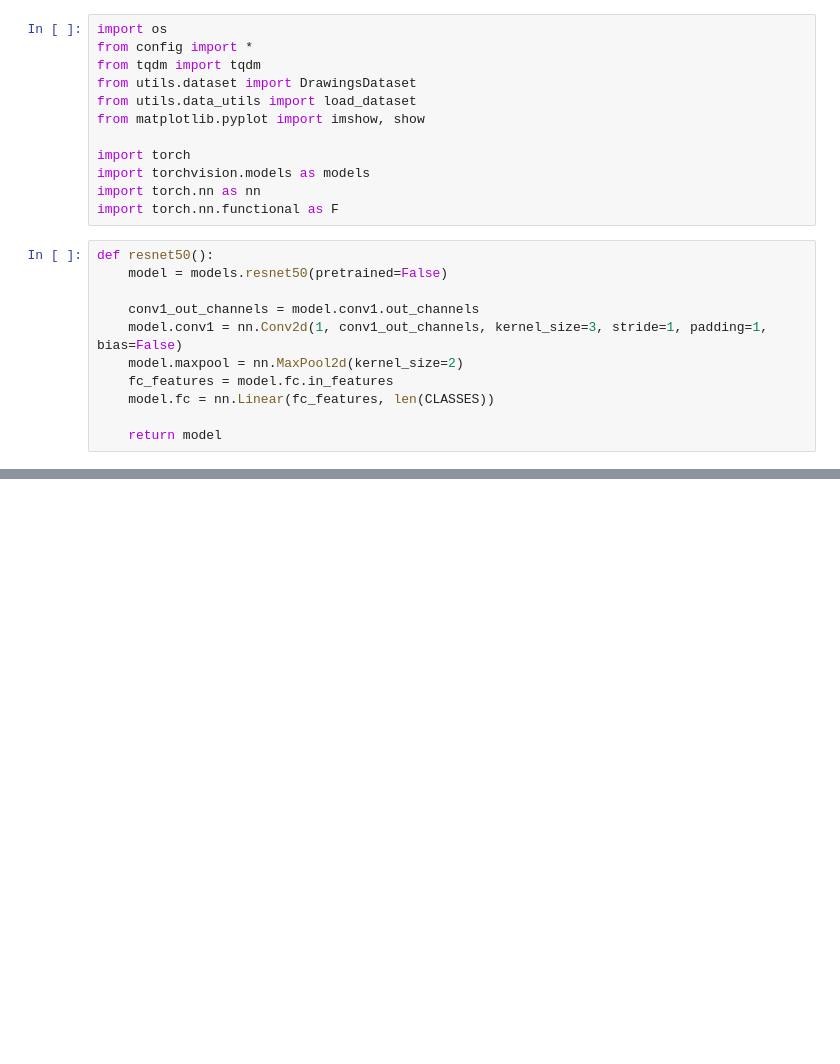
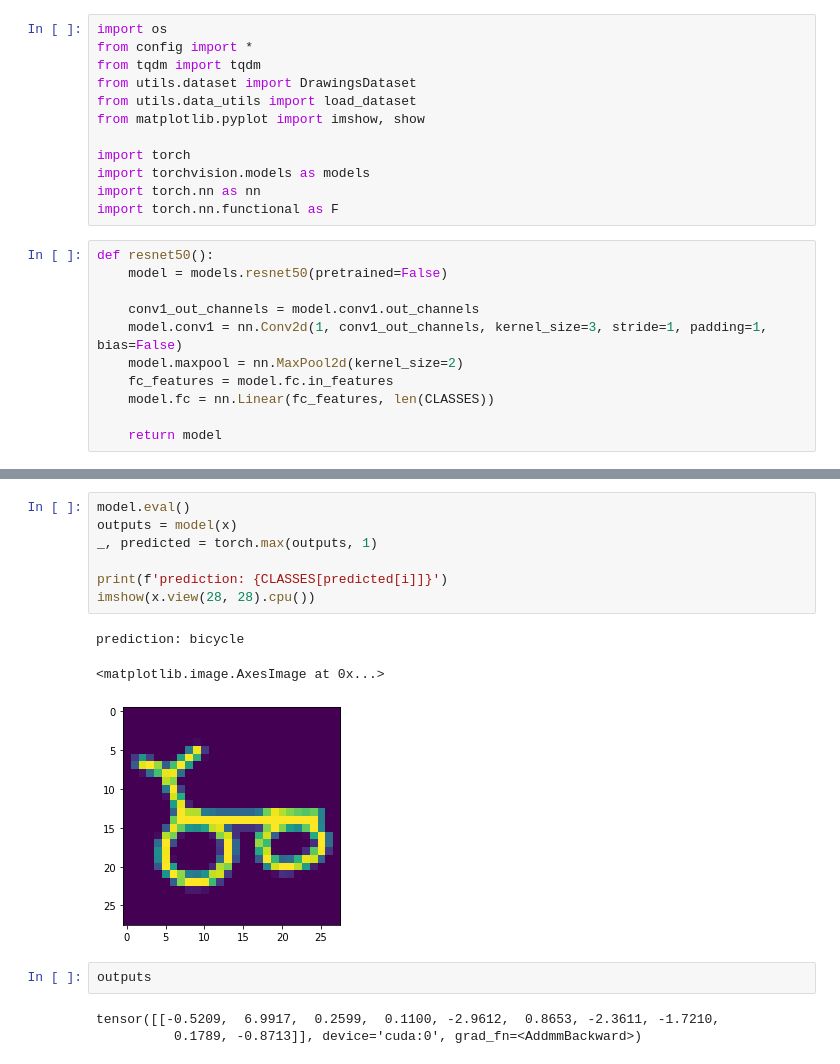
Before and after one commit to Teo03/PicPredict, a Jupyter notebook: predict.ipynb, the cells around one changed output, grey strips where cells are left out. Drawn from its saved outputs; the diff is of its cells as text; blank space fills up the shorter version.

```diff
--- a/predict.ipynb
+++ b/predict.ipynb
@@ -49,0 +155,16 @@ prediction: car
+# %%
+model.eval()
+outputs = model(x)
+_, predicted = torch.max(outputs, 1)
+
+print(f'prediction: {CLASSES[predicted[i]]}')
+imshow(x.view(28, 28).cpu())
+# %% [output]
+prediction: bicycle
+<matplotlib.image.AxesImage at 0x...>
+[figure, added]
+# %%
+outputs
+# %% [output]
+tensor([[-0.5209,  6.9917,  0.2599,  0.1100, -2.9612,  0.8653, -2.3611, -1.7210,
+          0.1789, -0.8713]], device='cuda:0', grad_fn=<AddmmBackward>)
```
Also changed, not shown: parts of 7 cells of this notebook.
